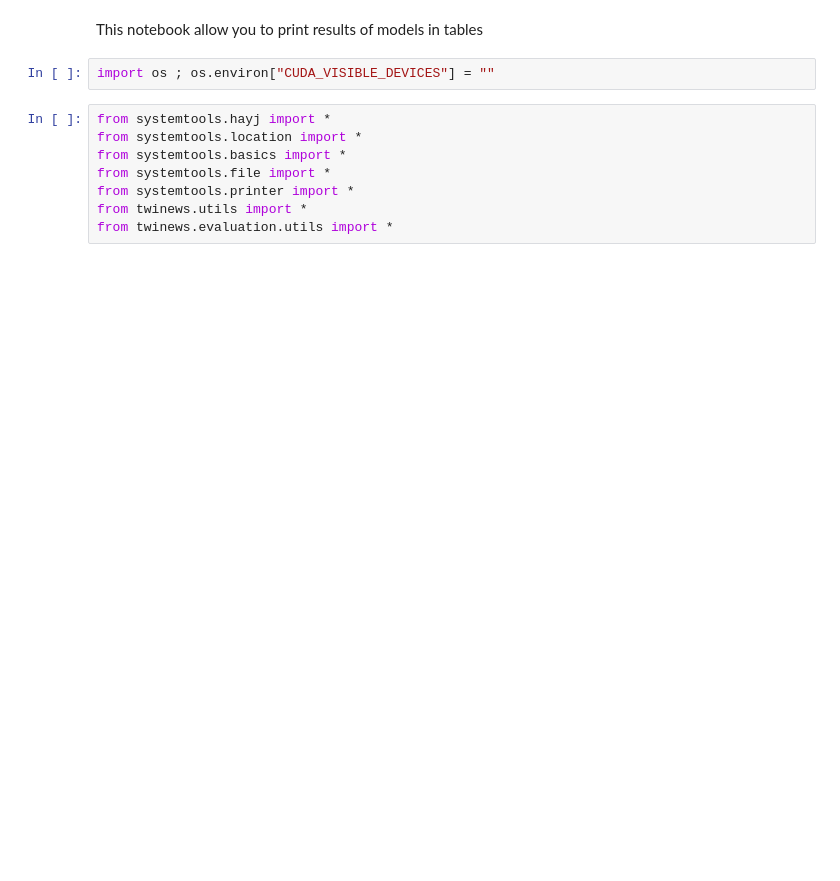
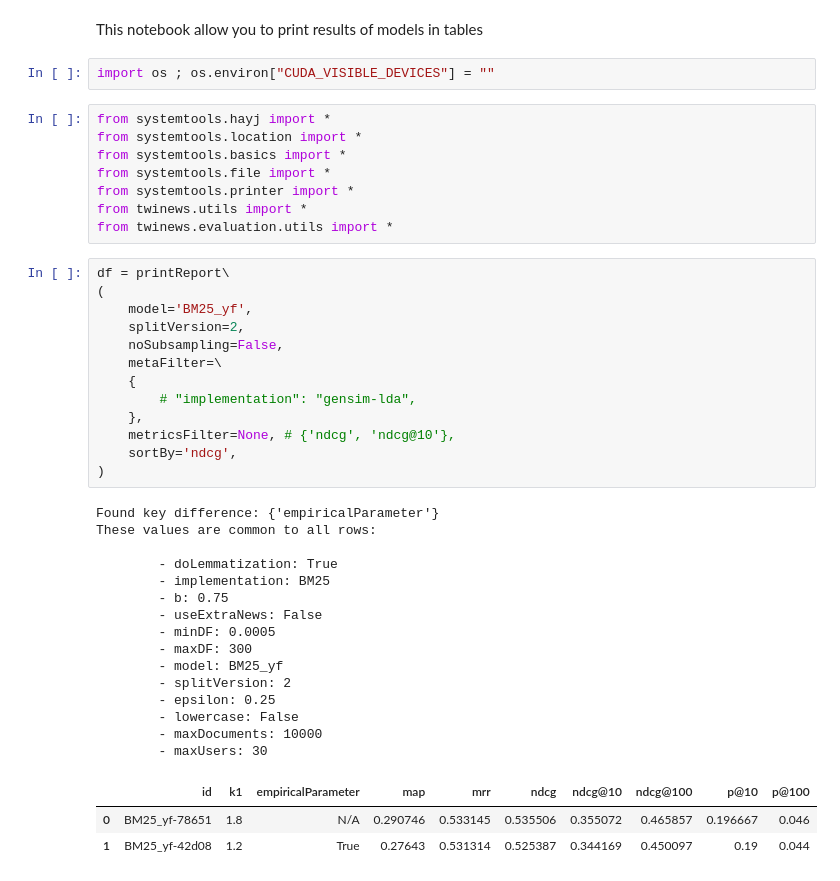
Before and after one commit to arthur-gallois/Twinews-adapted, a Jupyter notebook: twinews/evaluation/yfreport.ipynb, the cells around one changed output. Saved outputs shown, nothing was run; the diff lists cells and outputs as text; blank space fills up the shorter version.

```diff
--- a/twinews/evaluation/yfreport.ipynb
+++ b/twinews/evaluation/yfreport.ipynb
@@ -10,6 +10,38 @@ from systemtools.file import *
 from systemtools.printer import *
 from twinews.utils import *
 from twinews.evaluation.utils import *
+# %%
+df = printReport\
+(
+    model='BM25_yf',
+    splitVersion=2,
+    noSubsampling=False,
+    metaFilter=\
+    {
+        # "implementation": "gensim-lda",
+    },
+    metricsFilter=None, # {'ndcg', 'ndcg@10'},
+    sortBy='ndcg',
+)
+# %% [output]
+Found key difference: {'empiricalParameter'}
+These values are common to all rows:
+
+        - doLemmatization: True
+        - implementation: BM25
+        - b: 0.75
+        - useExtraNews: False
+        - minDF: 0.0005
+        - maxDF: 300
+        - model: BM25_yf
+        - splitVersion: 2
+        - epsilon: 0.25
+        - lowercase: False
+        - maxDocuments: 10000
+        - maxUsers: 30
+|  | id | k1 | empiricalParameter | map | mrr | ndcg | ndcg@10 | ndcg@100 | p@10 | p@100 |
+| 0 | BM25_yf-78651 | 1.8 | N/A | 0.290746 | 0.533145 | 0.535506 | 0.355072 | 0.465857 | 0.196667 | 0.046 |
+| 1 | BM25_yf-42d08 | 1.2 | True | 0.27643 | 0.531314 | 0.525387 | 0.344169 | 0.450097 | 0.19 | 0.044 |
 # %%
 df = printReport\
 (
```
Also changed, not shown: parts of 2 cells of this notebook, 2 other files.
